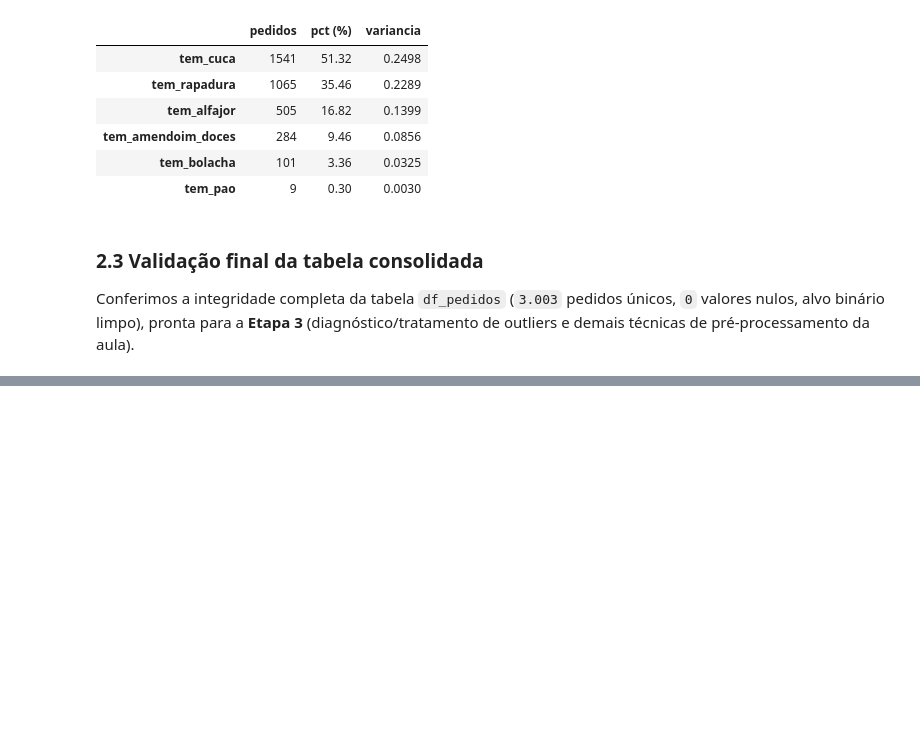
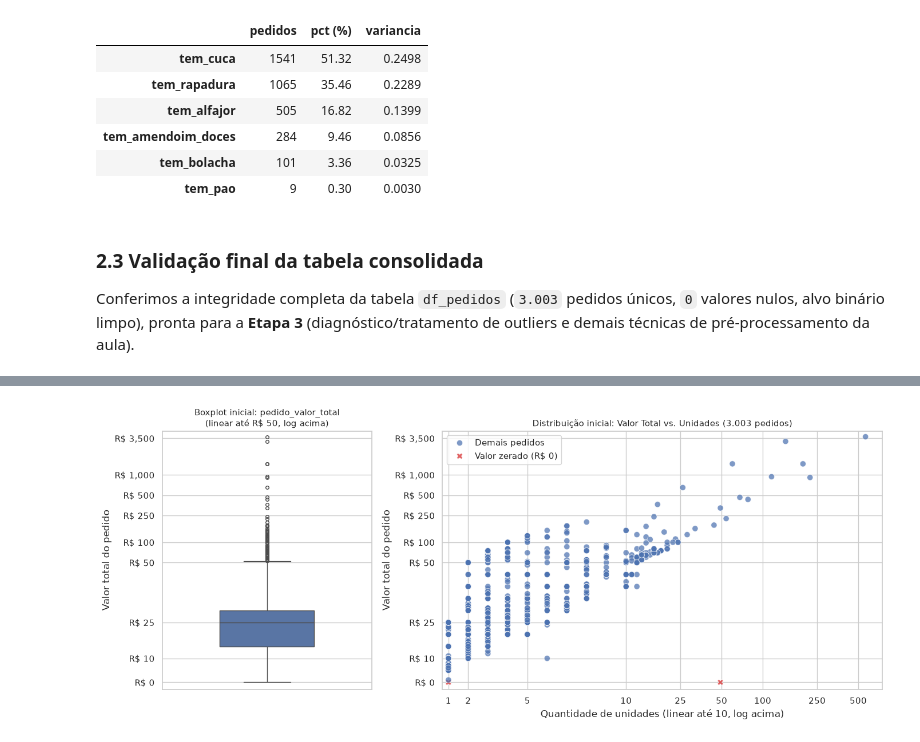
Before and after one commit to SIS-AMF/2026-2_trabalho_g2_cd, a Jupyter notebook: trabalho_g2.ipynb, the cells around one changed output, grey strips where cells are left out. Saved outputs shown, nothing was run; the diff lists cells and outputs as text; code cells hidden in the pictures; blank space fills up the shorter version.

```diff
--- a/trabalho_g2.ipynb
+++ b/trabalho_g2.ipynb
@@ -499,0 +511,55 @@ Distribuição do alvo (pagamento_digital: 0=Dinheiro, 1=Digital):
+# %%
+import matplotlib.pyplot as plt
+import matplotlib.ticker as mticker
+import seaborn as sns
+from sklearn.preprocessing import StandardScaler
+from sklearn.ensemble import IsolationForest
+from sklearn.feature_selection import VarianceThreshold
+
+sns.set_theme(style="whitegrid")
+
+# Visualização inicial da distribuição bruta (3.003 pedidos) — antes de qualquer remoção
+ticks_valor = [0, 10, 25, 50, 100, 250, 500, 1000, 3500]
+ticks_unid = [1, 2, 5, 10, 25, 50, 100, 250, 500]
+
+fig, axes = plt.subplots(1, 2, figsize=(14, 5.8), gridspec_kw={"width_ratios": [1, 2.1]})
+
+# Painel 1: Boxplot de pedido_valor_total (faixa 0..50 linear + cauda em log)
+sns.boxplot(y=df_pedidos["pedido_valor_total"], ax=axes[0], color="#4c72b0", width=0.45, fliersize=4)
+axes[0].set_yscale("symlog", linthresh=50, linscale=1.6)
+axes[0].set_yticks(ticks_valor)
+axes[0].yaxis.set_major_formatter(mticker.StrMethodFormatter("R$ {x:,.0f}"))
+axes[0].set_ylim(-3, 4500)
+axes[0].set_title("Boxplot inicial: pedido_valor_total\n(linear até R$ 50, log acima)", fontsize=11)
+axes[0].set_ylabel("Valor total do pedido")
+
+# Painel 2: Scatterplot qtd_unidades x pedido_valor_total destacando valores zerados
+eh_zero = np.where(df_pedidos["pedido_valor_total"] <= 0, "Valor zerado (R$ 0)", "Demais pedidos")
+sns.scatterplot(
+    x=df_pedidos["qtd_unidades"],
+    y=df_pedidos["pedido_valor_total"],
+    hue=eh_zero,
+    palette={"Demais pedidos": "#4c72b0", "Valor zerado (R$ 0)": "#d62728"},
+    style=eh_zero,
+    markers={"Demais pedidos": "o", "Valor zerado (R$ 0)": "X"},
+    s=55,
+    alpha=0.72,
+    ax=axes[1],
+)
+axes[1].set_xscale("symlog", linthresh=10, linscale=1.3)
+axes[1].set_yscale("symlog", linthresh=50, linscale=1.6)
+axes[1].set_xticks(ticks_unid)
+axes[1].xaxis.set_major_formatter(mticker.StrMethodFormatter("{x:.0f}"))
+axes[1].set_yticks(ticks_valor)
+axes[1].yaxis.set_major_formatter(mticker.StrMethodFormatter("R$ {x:,.0f}"))
+axes[1].set_xlim(0.7, 750)
+axes[1].set_ylim(-3, 4500)
+axes[1].set_title("Distribuição inicial: Valor Total vs. Unidades (3.003 pedidos)", fontsize=11)
+axes[1].set_xlabel("Quantidade de unidades (linear até 10, log acima)")
+axes[1].set_ylabel("Valor total do pedido")
+axes[1].legend(frameon=True, loc="upper left")
+
+plt.tight_layout()
+plt.show()
+# %% [output]
+[figure, added]
```
Also changed, not shown: parts of 9 cells of this notebook, 4 other files.
